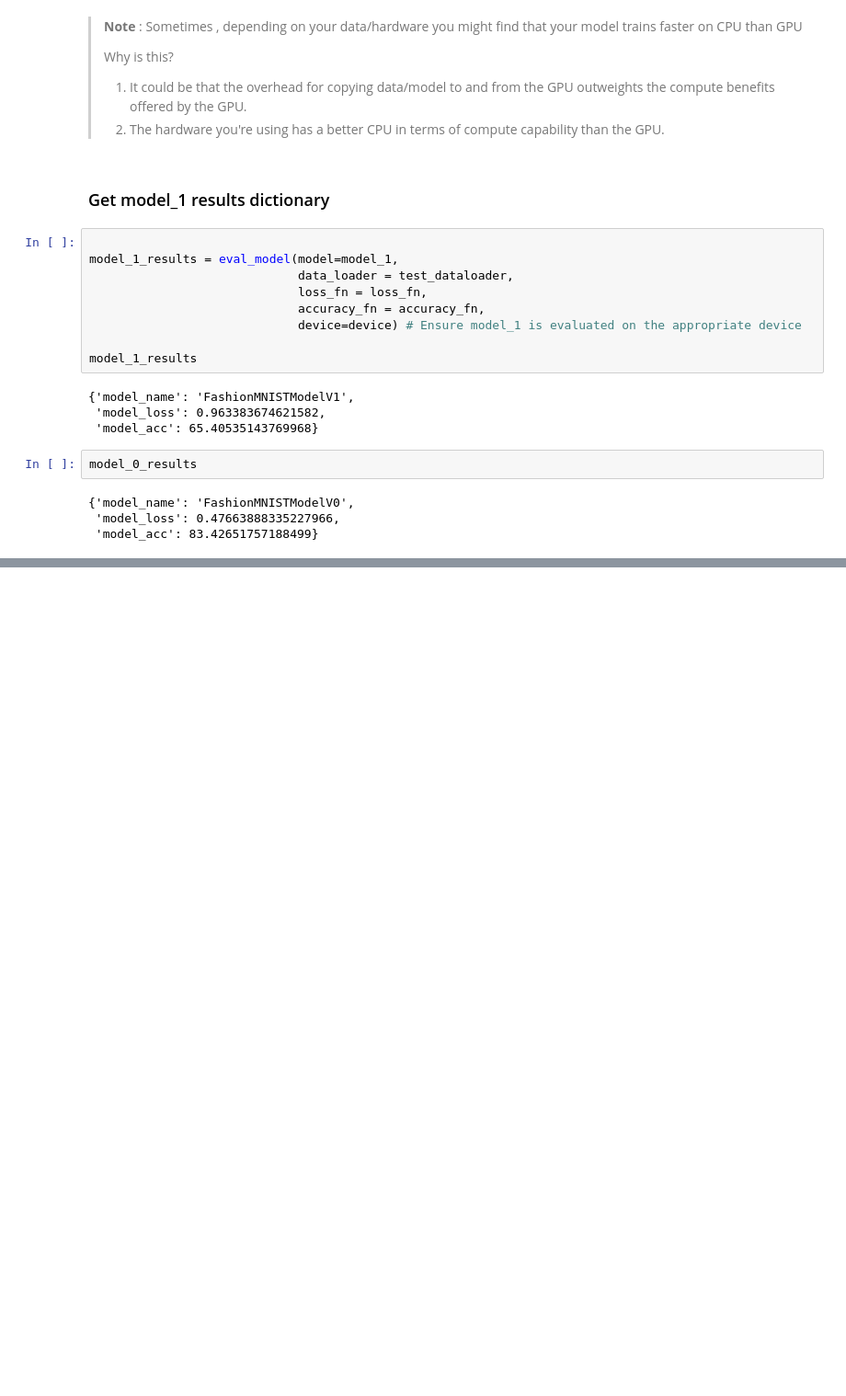
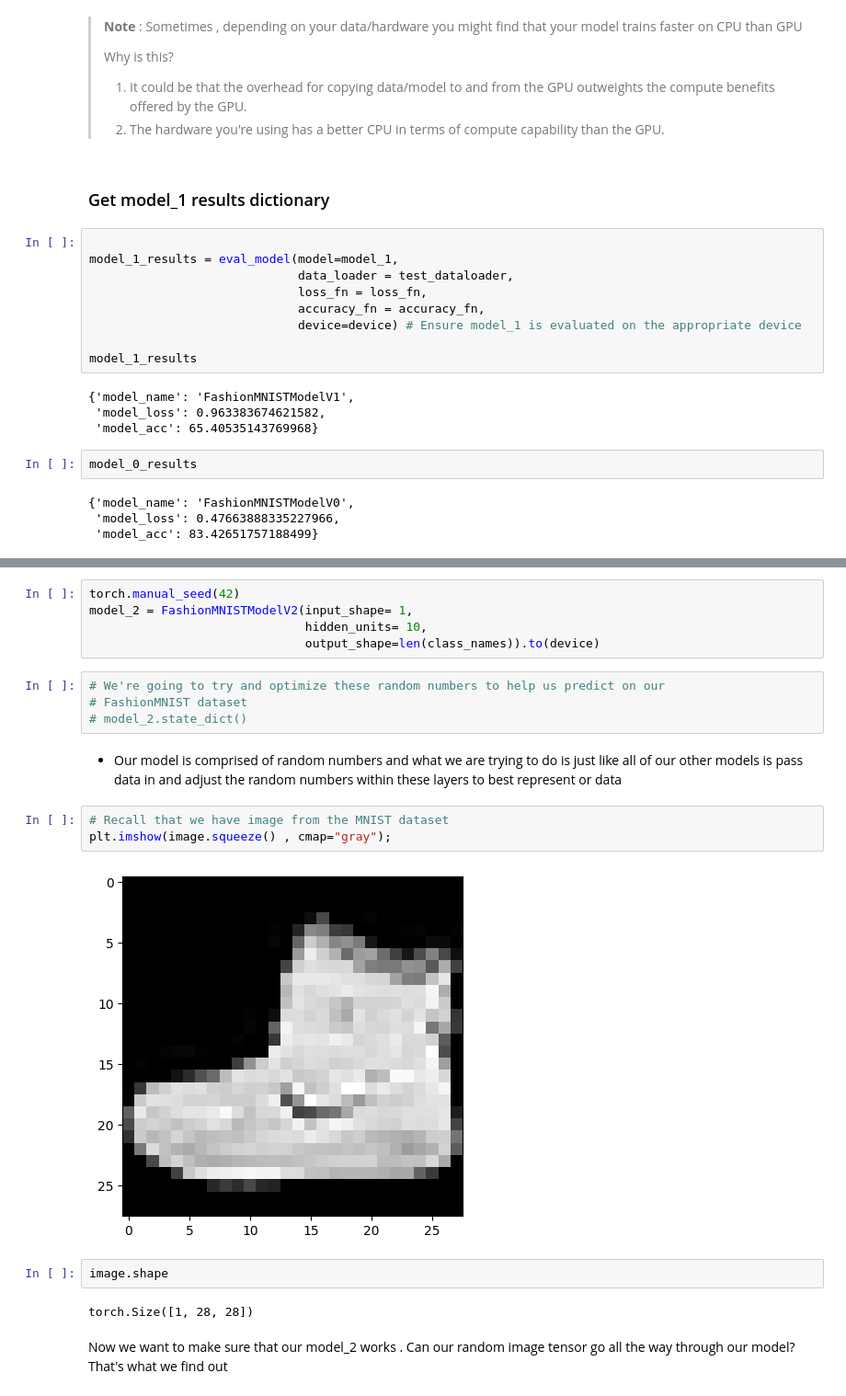
Before and after one commit to mahidhiman12/Deep_learning_with_PyTorch, a Jupyter notebook: 5_PyTorch_computer_vision.ipynb, the cells around one changed output, grey strips where cells are left out. Shown at 92% size. Saved outputs shown, nothing was run; the diff lists cells and outputs as text; blank space fills up the shorter version.

```diff
--- a/5_PyTorch_computer_vision.ipynb
+++ b/5_PyTorch_computer_vision.ipynb
@@ -990,0 +1054,22 @@ class FashionMNISTModelV2(nn.Module):
+# %%
+torch.manual_seed(42)
+model_2 = FashionMNISTModelV2(input_shape= 1,
+                              hidden_units= 10,
+                              output_shape=len(class_names)).to(device)
+# %%
+# We're going to try and optimize these random numbers to help us predict on our
+# FashionMNIST dataset
+# model_2.state_dict()
+# %% [markdown]
+- Our model is comprised of random numbers and what we are trying to do is just like all of our other models is pass data in and adjust the random numbers within these layers to best represent or data
+# %%
+# Recall that we have image from the MNIST dataset
+plt.imshow(image.squeeze() , cmap="gray");
+# %% [output]
+[figure, added]
+# %%
+image.shape
+# %% [output]
+torch.Size([1, 28, 28])
+# %% [markdown]
+Now we want to make sure that our model_2 works . Can our random image tensor go all the way through our model? That's what we find out
```
Also changed, not shown: parts of 56 cells of this notebook.
